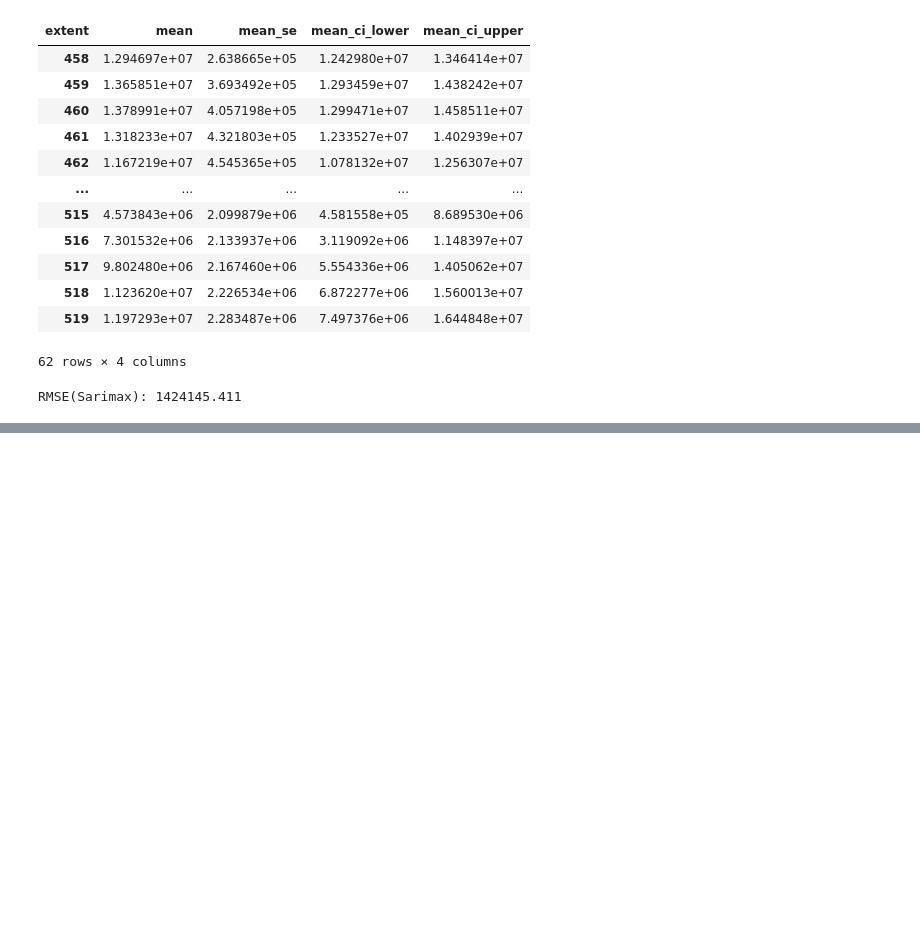
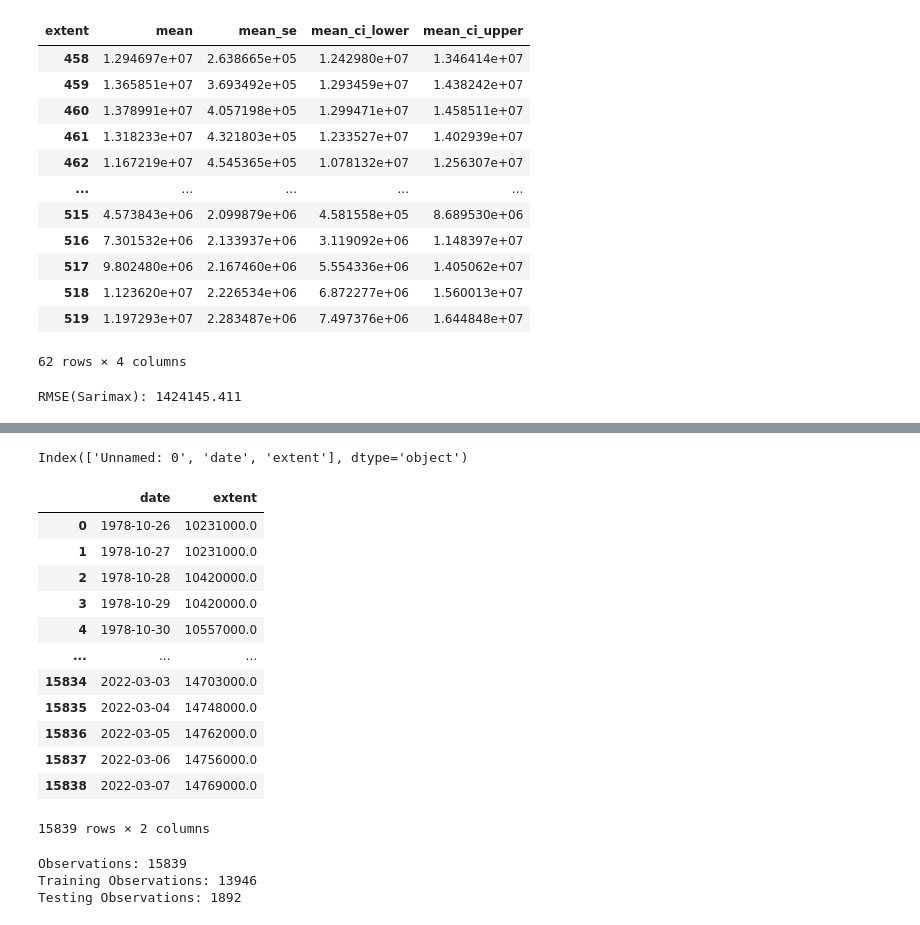
Before and after one commit to KathGo/ice_cream, a Jupyter notebook: notebooks/SARIMAX_MLFLow.ipynb, the cells around one changed output, grey strips where cells are left out. Cells and saved outputs as stored; diff of their text form; code cells hidden in the pictures; blank space fills up the shorter version.

```diff
--- a/notebooks/SARIMAX_MLFLow.ipynb
+++ b/notebooks/SARIMAX_MLFLow.ipynb
@@ -206,0 +460,3 @@ mlflow.end_run()
+# %%
+df_daily = pd.read_csv('../data/N_dailydata.csv')
+df_daily.head()
@@ -206,0 +470,21 @@ mlflow.end_run()
+# %%
+df_daily.columns
+# %% [output]
+Index(['Unnamed: 0', 'date', 'extent'], dtype='object')
+# %%
+df_daily.drop('Unnamed: 0', axis=1, inplace=True)
+df_daily
+# %% [output]
+|  | date | extent |
+| 0 | 1978-10-26 | 10231000.0 |
+| 1 | 1978-10-27 | 10231000.0 |
+| 2 | 1978-10-28 | 10420000.0 |
+| 3 | 1978-10-29 | 10420000.0 |
+| 4 | 1978-10-30 | 10557000.0 |
+| ... | ... | ... |
+| 15834 | 2022-03-03 | 14703000.0 |
+| 15835 | 2022-03-04 | 14748000.0 |
+| 15836 | 2022-03-05 | 14762000.0 |
+| 15837 | 2022-03-06 | 14756000.0 |
+| 15838 | 2022-03-07 | 14769000.0 |
+15839 rows × 2 columns
@@ -206,0 +615,15 @@ mlflow.end_run()
+# %%
+# split into train and test sets (we use the last five years as test-data)
+
+data = df_daily['extent']
+train_size = int(len(data)*0.8806)
+train, test = data[1:train_size], data[train_size:]
+#train_X, train_y = train[:,0], train[:,1]
+#test_X, test_y = test[:,0], test[:,1]
+print('Observations: %d' % (len(data)))
+print('Training Observations: %d' % (len(train)))
+print('Testing Observations: %d' % (len(test)))
+# %% [output]
+Observations: 15839
+Training Observations: 13946
+Testing Observations: 1892
```
Also changed, not shown: parts of 13 cells of this notebook, 7 other files.
